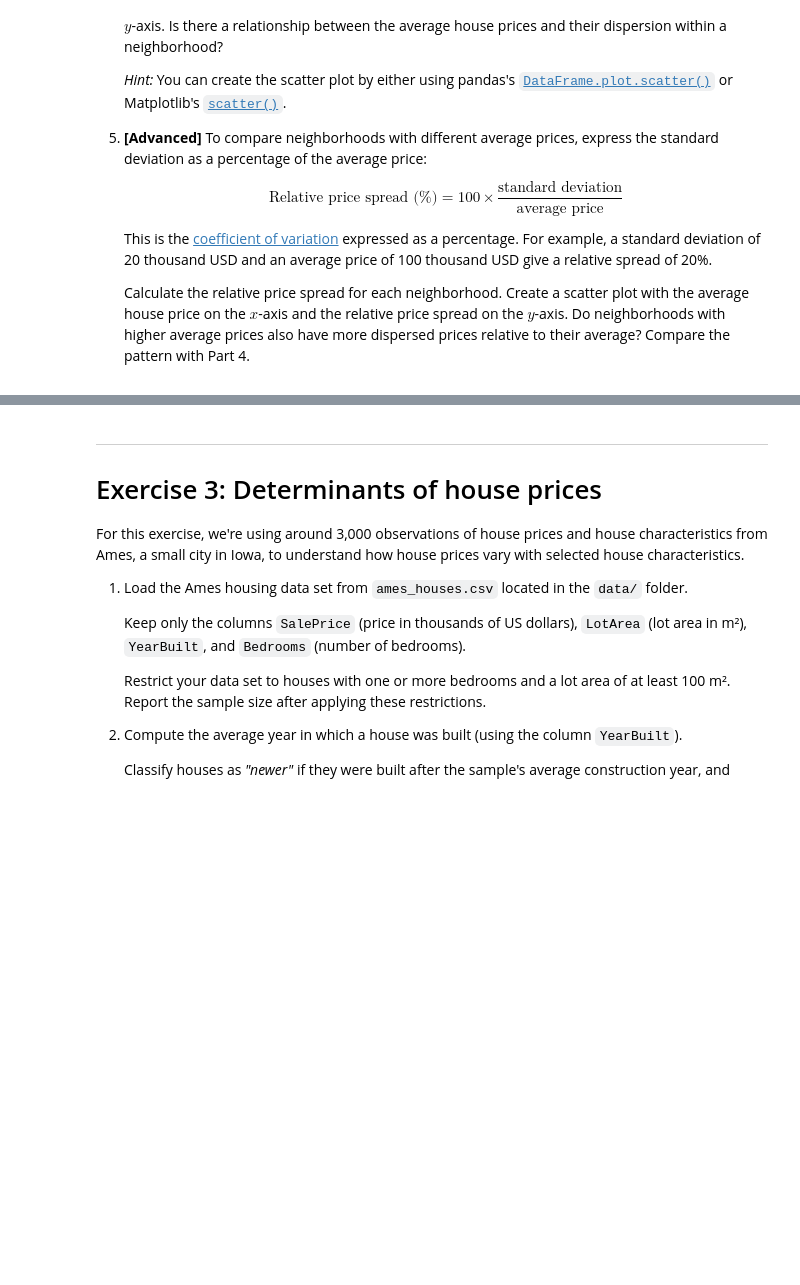
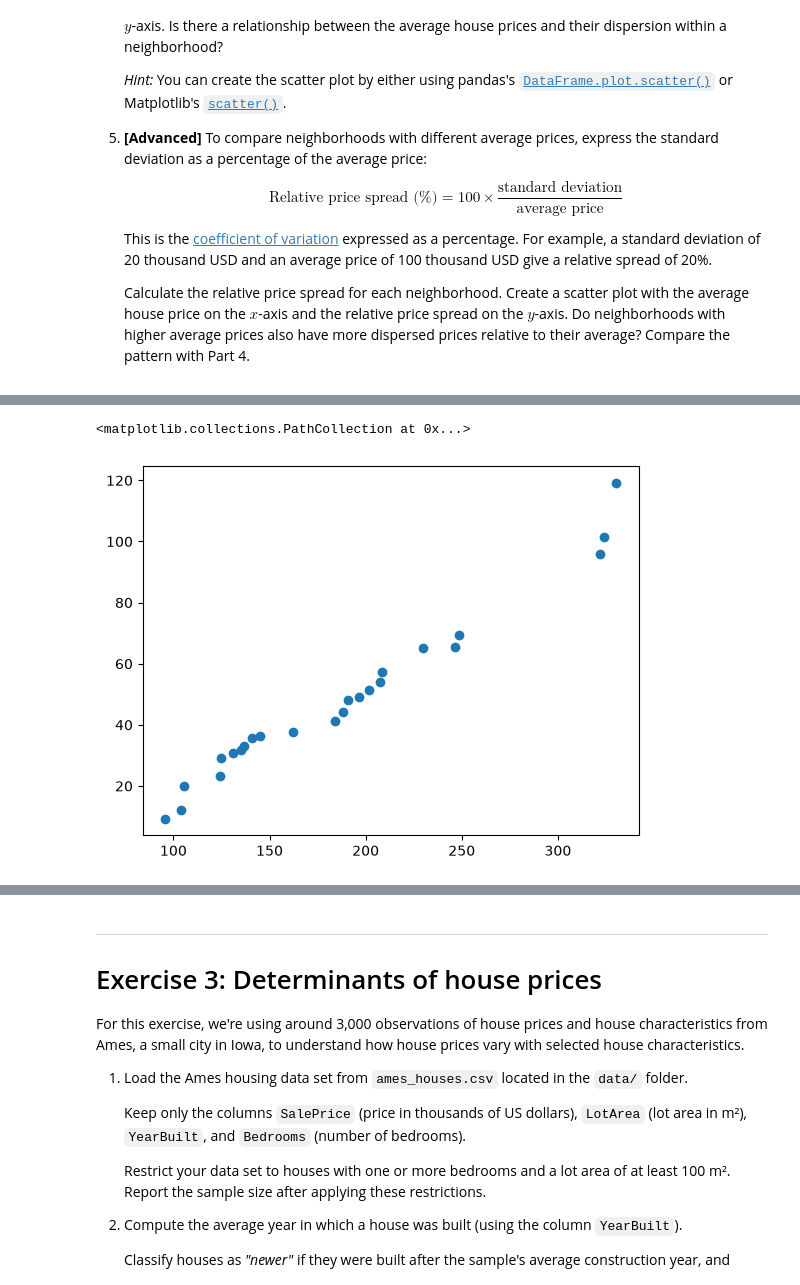
Before and after one commit to falkfrydenlund-creator/TECH2-H26, a Jupyter notebook: workshops/workshop4/workshop4 Falk.ipynb, the cells around one changed output, grey strips where cells are left out. Drawn from its saved outputs; the diff is of its cells as text; code cells hidden in the pictures; blank space fills up the shorter version.

```diff
--- a/workshops/workshop4/workshop4 Falk.ipynb
+++ b/workshops/workshop4/workshop4 Falk.ipynb
@@ -170,0 +191,7 @@ characteristics from Ames, a small city in Iowa.
+# %%
+std = df.groupby('Neighborhood')['SalePrice'].std().sort_values(ascending=False)
+# %%
+plt.scatter(avg_hp, std)
+# %% [output]
+<matplotlib.collections.PathCollection at 0x...>
+[figure, added]
```
Also changed, not shown: parts of 6 cells of this notebook.
